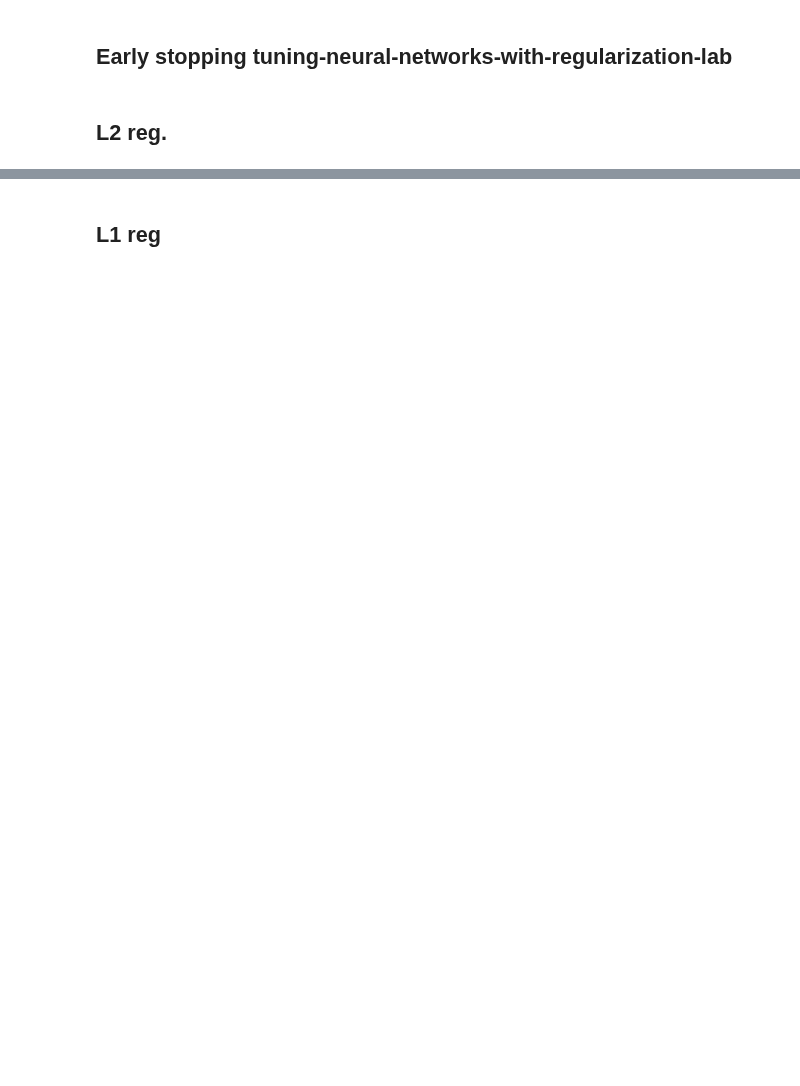
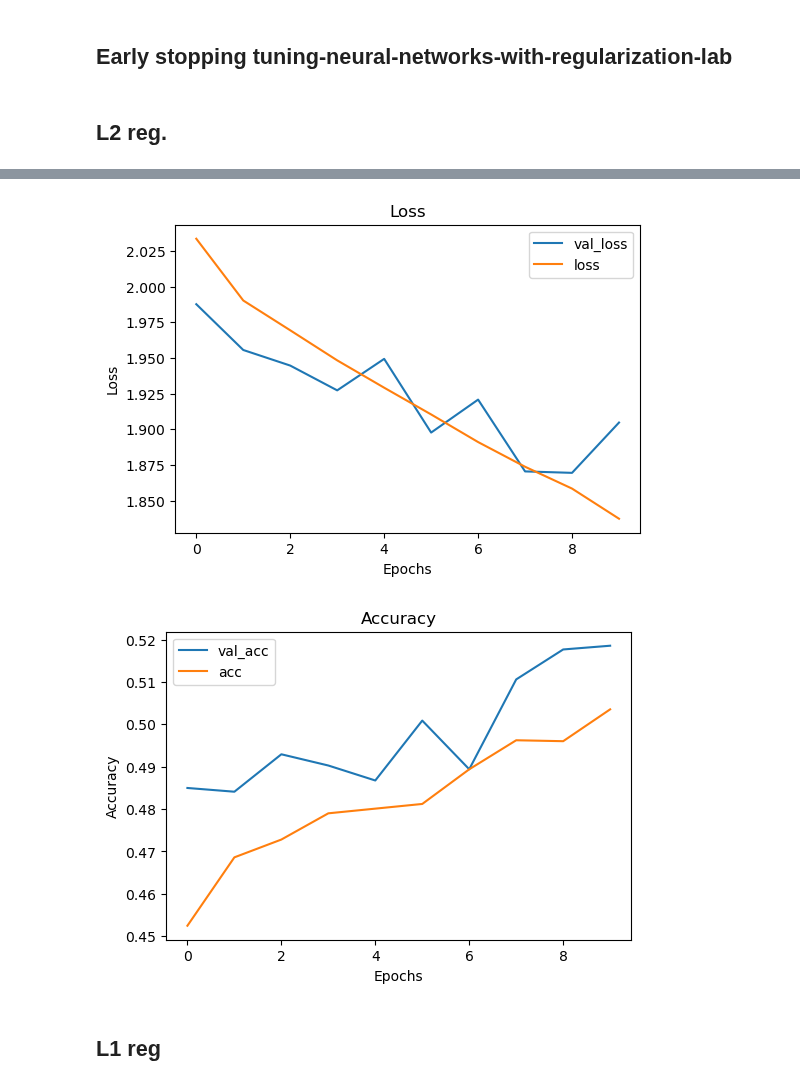
Before and after one commit to lalynjay/cassava_classification, a Jupyter notebook: notebook.ipynb, the cells around one changed output, grey strips where cells are left out. Drawn from its saved outputs; the diff is of its cells as text; code cells hidden in the pictures; blank space fills up the shorter version.

```diff
--- a/notebook.ipynb
+++ b/notebook.ipynb
@@ -467,17 +464,17 @@ results_train = saved_model.evaluate(X_train_tokens, y_train_lb)
 # %%
 # Import regularizers
 from keras import regularizers
-random.seed(123)
+
 L2_model = models.Sequential()
 
 # Add the input and first hidden layer
-L2_model.add(layers.Dense(50, activation='relu', kernel_regularizer=regularizers.l2(0.005), input_shape=(2000,)))
+L2_model.add(layers.Dense(50, activation='relu', kernel_regularizer=regularizers.l2(0.005), input_shape=(12288,)))
 
 # Add another hidden layer
 L2_model.add(layers.Dense(25, kernel_regularizer=regularizers.l2(0.005), activation='relu'))
 
 # Add an output layer
-L2_model.add(layers.Dense(7, activation='softmax'))
+L2_model.add(layers.Dense(5, activation='softmax'))
 
 # Compile the model
 L2_model.compile(optimizer='SGD',
@@ -485,8 +482,8 @@ L2_model.compile(optimizer='SGD',
                  metrics=['acc'])
 
 # Train the model
-L2_model_val = L2_model.fit(X_train_tokens,
-                            y_train_lb,
-                            epochs=150,
-                            batch_size=256,
-                            validation_data=(X_val_tokens, y_val_lb))
+L2_model_results = L2_model.fit(final_train,
+                            train_labels,
+                            epochs=10,
+                            batch_size=64,
+                            validation_data=(final_test, test_labels))
@@ -493,3 +511,8 @@ L2_model_val = L2_model.fit(X_train_tokens,
+# %%
+visualize_training_results(L2_model_results)
+# %% [output]
+[figure, added]
+[figure, added]
 # %% [markdown]
 ## L1 reg
 # %%
```
Also changed, not shown: parts of 30 cells of this notebook.
